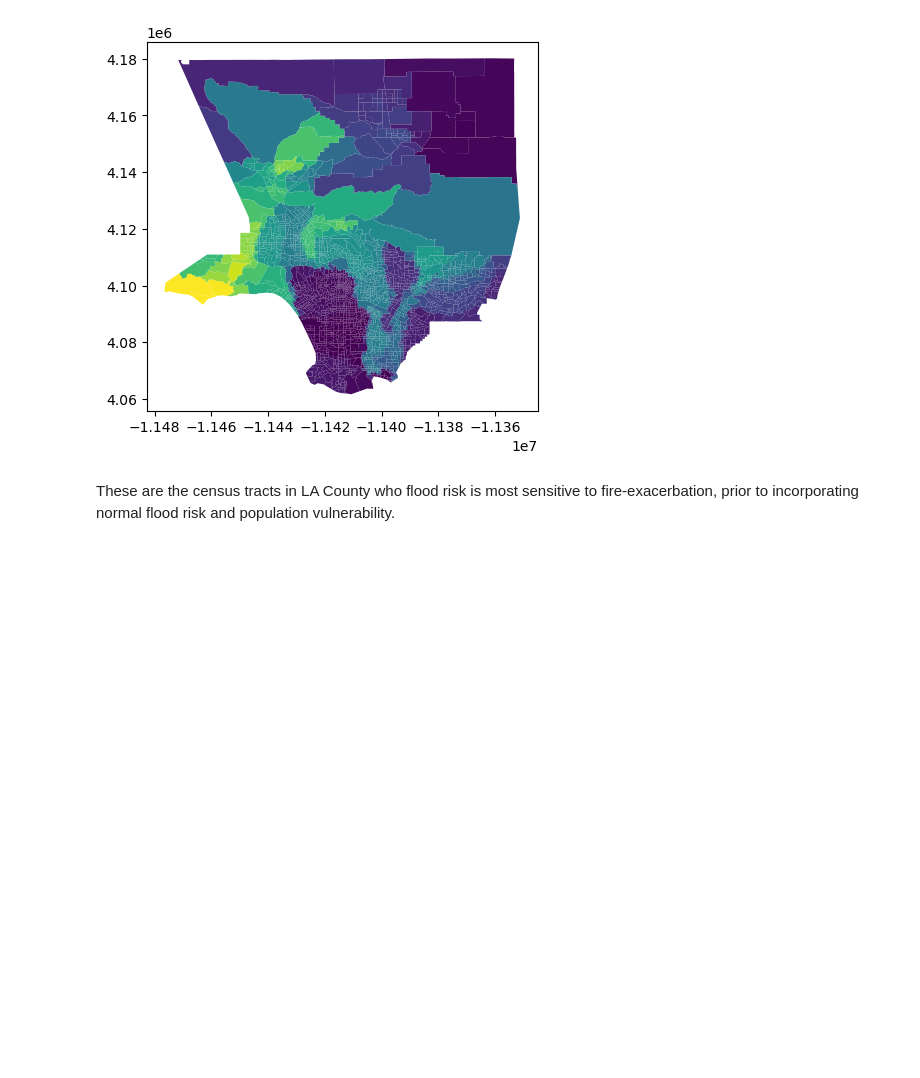
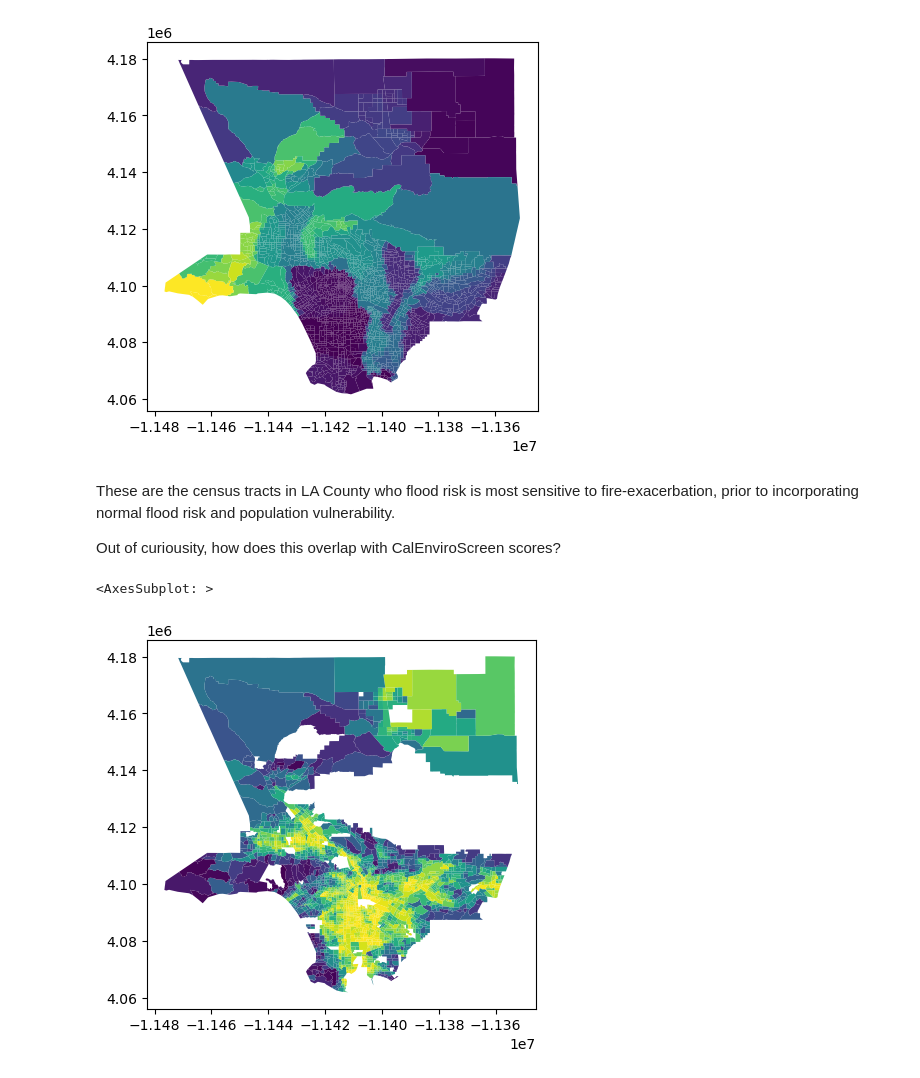
Before and after one commit to aron-walker/up221-aron, a Jupyter notebook: week6/aggregate_intersection.ipynb, the cells around one changed output. Cells and saved outputs as stored; diff of their text form; code cells hidden in the pictures; blank space fills up the shorter version.

```diff
--- a/week6/aggregate_intersection.ipynb
+++ b/week6/aggregate_intersection.ipynb
@@ -289,3 +289,11 @@ c.plot(column="scaled_impact")
 [figure]
 # %% [markdown]
 These are the census tracts in LA County who flood risk is most sensitive to fire-exacerbation, prior to incorporating normal flood risk and population vulnerability.
+
+Out of curiousity, how does this overlap with CalEnviroScreen scores?
+# %%
+# Drop tracts without scores
+c[c["CIscoreP"]>0].plot(column="CIscoreP")
+# %% [output]
+<AxesSubplot: >
+[figure, added]
```
Also changed, not shown: parts of 4 cells of this notebook.
